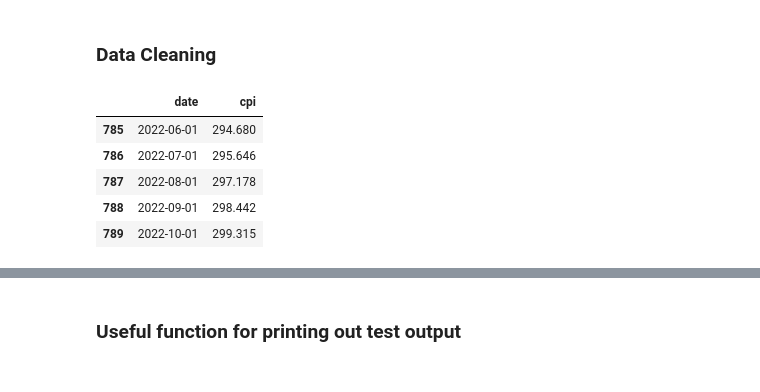
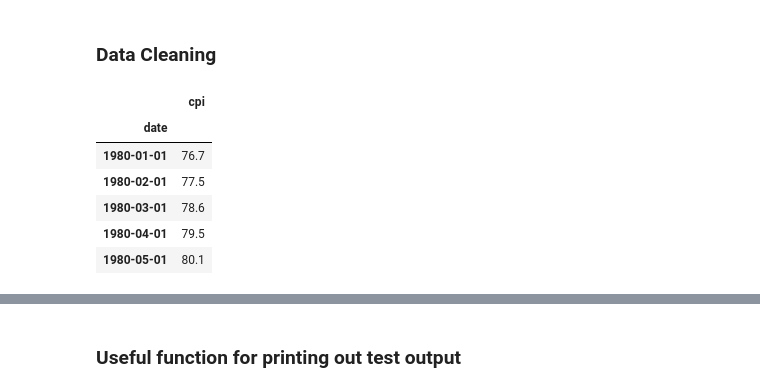
Before and after one commit to edmund844328/STAT4601_TimeSeriesForecasting, a Jupyter notebook: timeSeriesModelPy.ipynb, the cells around one changed output, grey strips where cells are left out. Cells and saved outputs as stored; diff of their text form; code cells hidden in the pictures.

```diff
--- a/timeSeriesModelPy.ipynb
+++ b/timeSeriesModelPy.ipynb
@@ -27,7 +28,7 @@ register_matplotlib_converters()
 ### Retrive data from .csv file
 # %%
 #Read data
-csv_file = 'CPIUS.csv'
+csv_file = 'CPIUSSA.csv'
 df = pd.read_csv('DataSet\\'+csv_file)
 df.dropna(inplace=True)
 df.head()
@@ -54,21 +55,31 @@ df.head()
 #         df['Date'][index] = str(df['Year'][index]) + '-12-01'
 
 # convert floating point to int then to str
-df['Date'] = df['year'].astype(str) + '-' + (df['month'].astype(int)).astype(str) + '-01'
-df.head()
+# df['Date'] = df['year'].astype(str) + '-' + (df['month'].astype(int)).astype(str) + '-01'
+# df.head()
 # %% [markdown]
 ### Data Cleaning
 # %%
 #Data cleaning
-df_clean = df.loc[:,['DATE','CPILFENS']]
-df_clean.rename(columns={'DATE':'date','CPILFENS':'cpi'},inplace=True)
+df_clean = df.loc[:,['DATE','CPILFESL']]
+df_clean.rename(columns={'DATE':'date','CPILFESL':'cpi'},inplace=True)
 df_clean['date'] = pd.to_datetime(df_clean.date)
+df_clean['cpi'] = df_clean['cpi'].astype(float)
 df.dropna(inplace=True)
-df_clean.tail()
+#Subseting data, Leave some data for forcecasting
+df_clean.set_index('date',inplace=True)
+start_year, end_year = 1980, 2022
+start_date = pd.to_datetime(str(start_year) + '-01-01')
+end_date = pd.to_datetime(str(end_year) +'-05-01')
+df_clean = df_clean[start_date:end_date]
+df.dropna(inplace=True)
+df_train = df_clean.copy()
+df_clean.head()
 # %% [output]
-|  | date | cpi |
-| 785 | 2022-06-01 | 294.680 |
-| 786 | 2022-07-01 | 295.646 |
-| 787 | 2022-08-01 | 297.178 |
-| 788 | 2022-09-01 | 298.442 |
-| 789 | 2022-10-01 | 299.315 |
+|  | cpi |
+| date |  |
+| 1980-01-01 | 76.7 |
+| 1980-02-01 | 77.5 |
+| 1980-03-01 | 78.6 |
+| 1980-04-01 | 79.5 |
+| 1980-05-01 | 80.1 |
```
Also changed, not shown: parts of 17 cells of this notebook, 6 other files.
